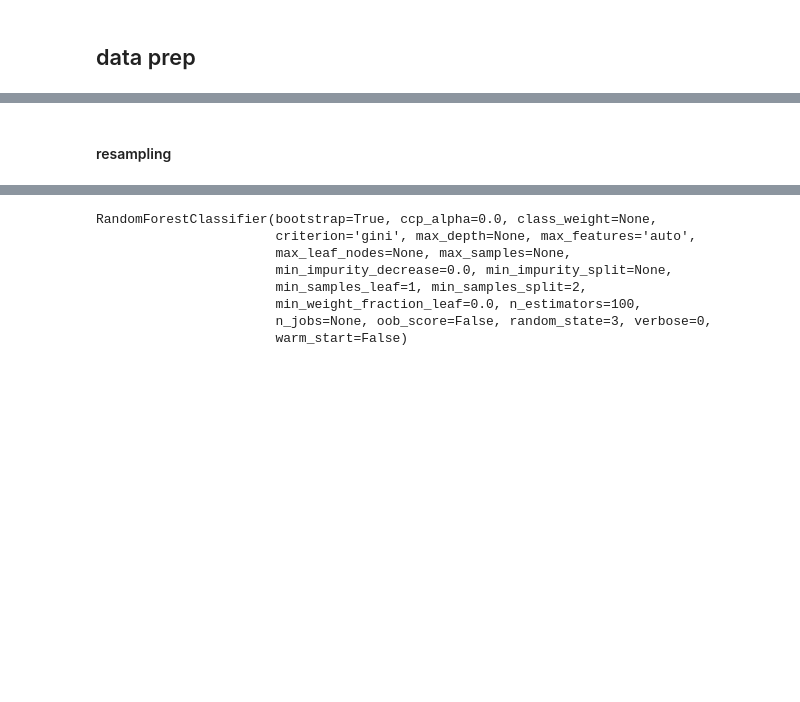
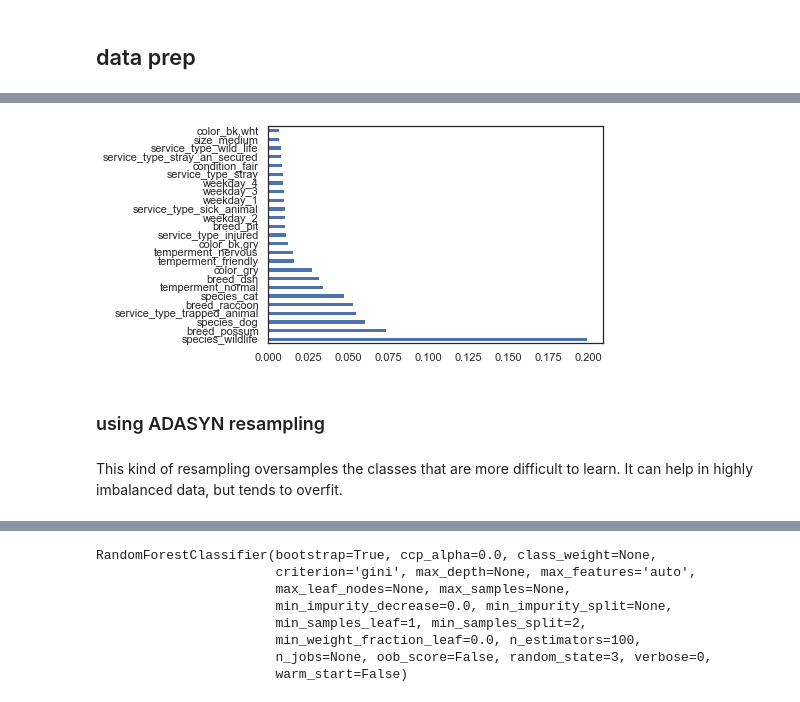
Before and after one commit to janellejolliff/ACRC-Classification, a Jupyter notebook: capstone.ipynb, the cells around one changed output, grey strips where cells are left out. Saved outputs shown, nothing was run; the diff lists cells and outputs as text; code cells hidden in the pictures; blank space fills up the shorter version.

```diff
--- a/capstone.ipynb
+++ b/capstone.ipynb
@@ -1727,2 +1778,13 @@ df.info
+# %%
+# extraTrees classifier feature importance
+# using extratrees to look at feature importance
+model = ExtraTreesClassifier();
+model.fit(X,y);
+#print(model.feature_importances_)
+feat_importances = pd.Series(model.feature_importances_, index=X.columns)
+feat_importances.nlargest(25).plot(kind='barh');
+plt.show();
+# %% [output]
+[figure, added]
 # %% [markdown]
-#### resampling
+### using  ADASYN resampling
@@ -1746 +1791,3 @@ X_train, X_test, y_train, y_test = train_test_split(X, y, test_size=0.2, shuffle
+# %% [markdown]
+This kind of resampling oversamples the classes that are more difficult to learn. It can help in highly imbalanced data, but tends to overfit.
 # %%
```
Also changed, not shown: parts of 105 cells of this notebook.
